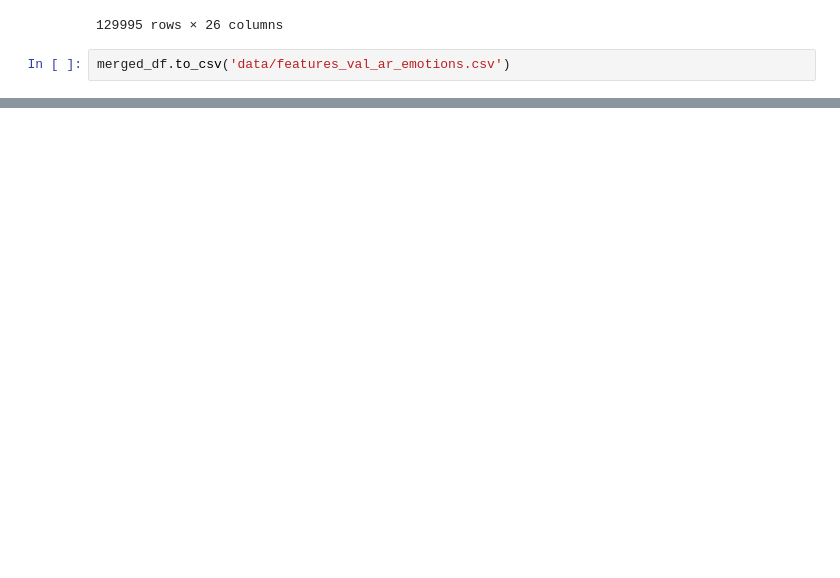
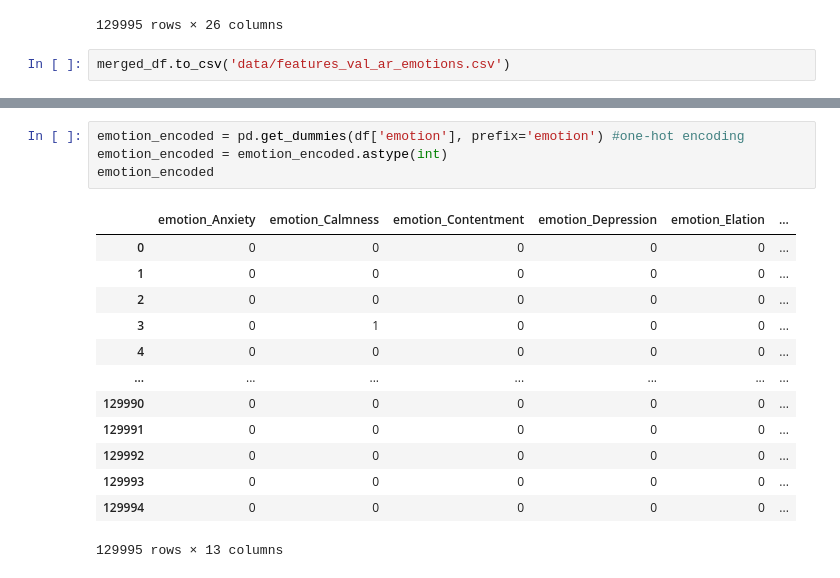
Before and after one commit to Chepados/practica_3_ALN_tori_adri, a Jupyter notebook: project_develp/modelo.ipynb, the cells around one changed output, grey strips where cells are left out. Saved outputs shown, nothing was run; the diff lists cells and outputs as text; blank space fills up the shorter version.

```diff
--- a/project_develp/modelo.ipynb
+++ b/project_develp/modelo.ipynb
@@ -29,0 +67,18 @@ merged_df.to_csv('data/features_val_ar_emotions.csv')
+# %%
+emotion_encoded = pd.get_dummies(df['emotion'], prefix='emotion') #one-hot encoding
+emotion_encoded = emotion_encoded.astype(int)
+emotion_encoded
+# %% [output]
+|  | emotion_Anxiety | emotion_Calmness | emotion_Contentment | emotion_Depression | emotion_Elation | ... |
+| 0 | 0 | 0 | 0 | 0 | 0 | ... |
+| 1 | 0 | 0 | 0 | 0 | 0 | ... |
+| 2 | 0 | 0 | 0 | 0 | 0 | ... |
+| 3 | 0 | 1 | 0 | 0 | 0 | ... |
+| 4 | 0 | 0 | 0 | 0 | 0 | ... |
+| ... | ... | ... | ... | ... | ... | ... |
+| 129990 | 0 | 0 | 0 | 0 | 0 | ... |
+| 129991 | 0 | 0 | 0 | 0 | 0 | ... |
+| 129992 | 0 | 0 | 0 | 0 | 0 | ... |
+| 129993 | 0 | 0 | 0 | 0 | 0 | ... |
+| 129994 | 0 | 0 | 0 | 0 | 0 | ... |
+129995 rows × 13 columns
```
Also changed, not shown: parts of 13 cells of this notebook.
